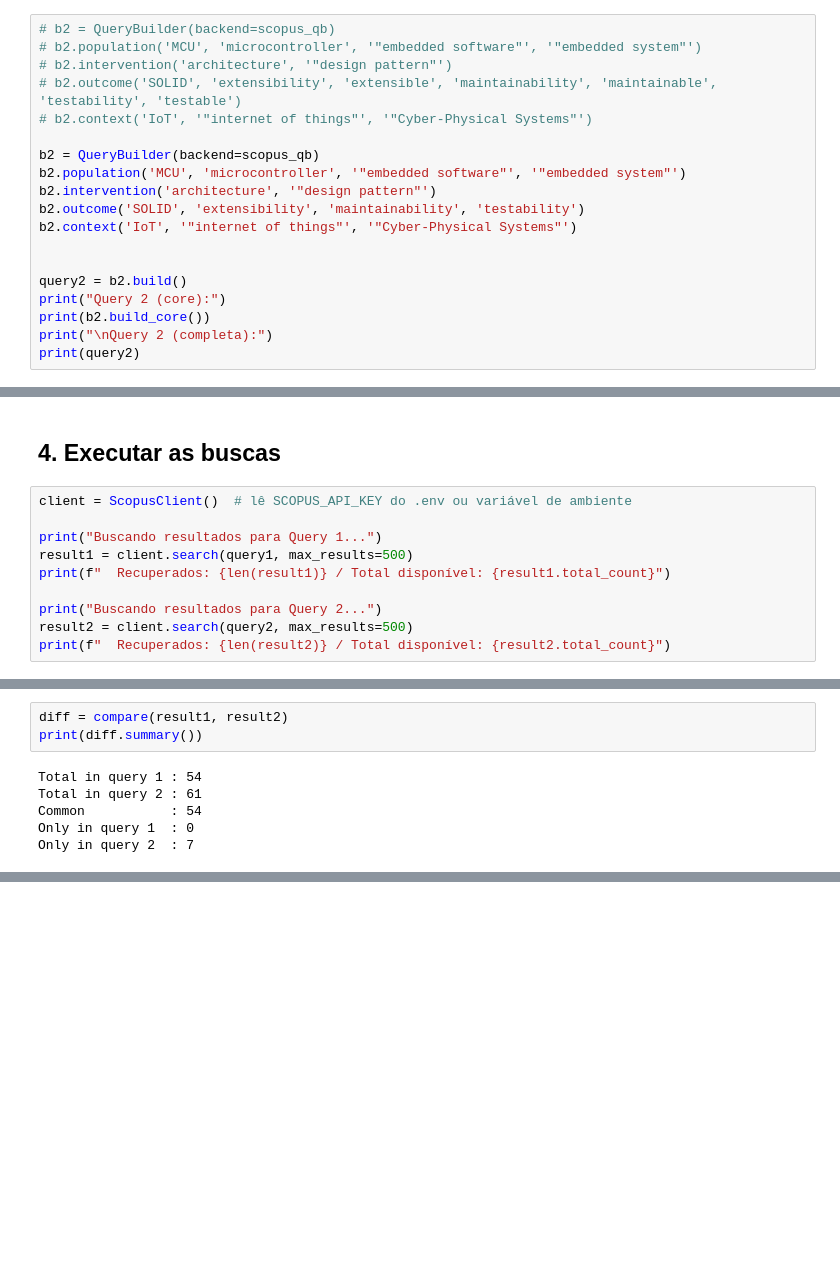
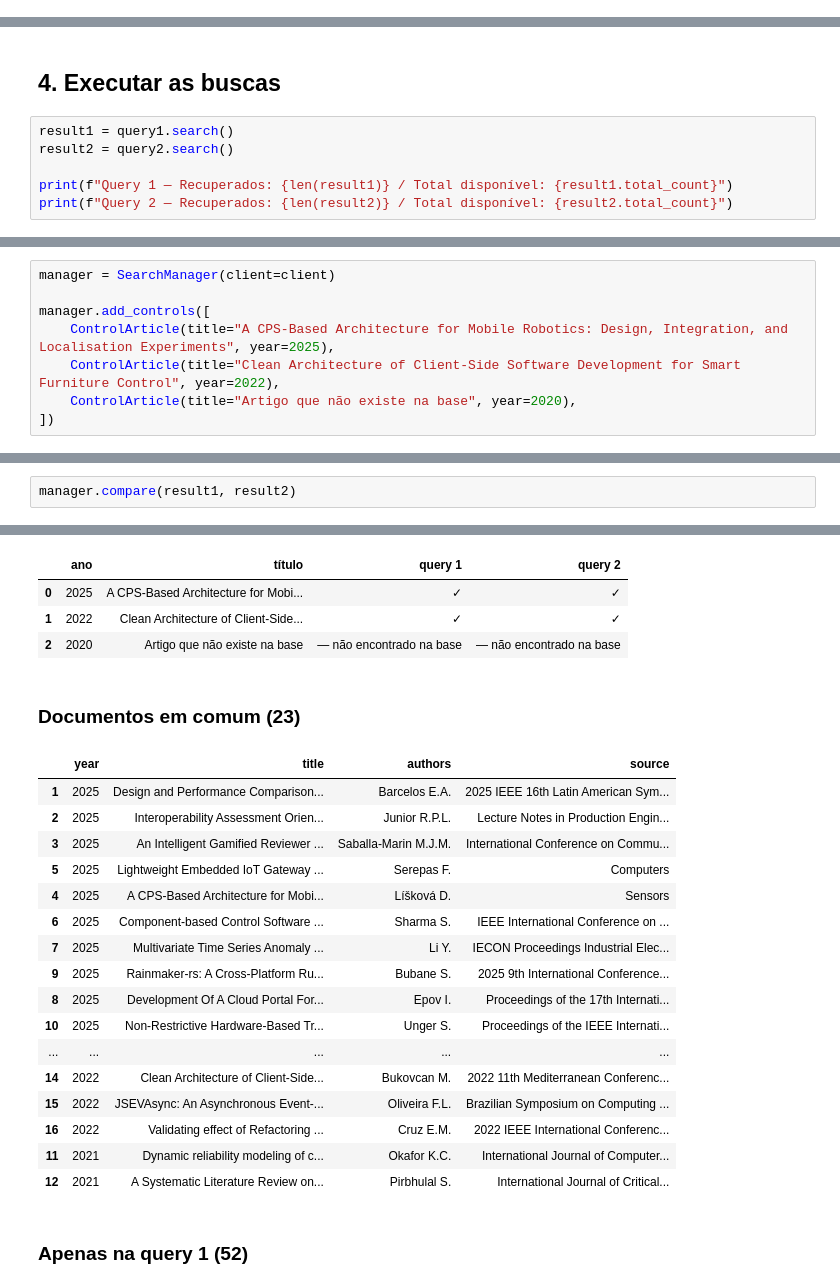
Before and after one commit to renanrms/search-compare, a Jupyter notebook: notebooks/example_usage.ipynb, the cells around one changed output, grey strips where cells are left out. Saved outputs shown, nothing was run; the diff lists cells and outputs as text; blank space fills up the shorter version.

```diff
--- a/notebooks/example_usage.ipynb
+++ b/notebooks/example_usage.ipynb
@@ -83,19 +77,0 @@ TITLE-ABS-KEY((MCU OR microcontroller OR "embedded software" OR "embedded system
-# %%
-# b2 = QueryBuilder(backend=scopus_qb)
-# b2.population('MCU', 'microcontroller', '"embedded software"', '"embedded system"')
-# b2.intervention('architecture', '"design pattern"')
-# b2.outcome('SOLID', 'extensibility', 'extensible', 'maintainability', 'maintainable', 'testability', 'testable')
-# b2.context('IoT', '"internet of things"', '"Cyber-Physical Systems"')
-
-b2 = QueryBuilder(backend=scopus_qb)
-b2.population('MCU', 'microcontroller', '"embedded software"', '"embedded system"')
-b2.intervention('architecture', '"design pattern"')
-b2.outcome('SOLID', 'extensibility', 'maintainability', 'testability')
-b2.context('IoT', '"internet of things"', '"Cyber-Physical Systems"')
-
-
-query2 = b2.build()
-print("Query 2 (core):")
-print(b2.build_core())
-print("\nQuery 2 (completa):")
-print(query2)
@@ -108,13 +78,9 @@ TITLE-ABS-KEY((MCU OR microcontroller OR "embedded software" OR "embedded system
 # %% [markdown]
 ## 4. Executar as buscas
 # %%
-client = ScopusClient()  # lê SCOPUS_API_KEY do .env ou variável de ambiente
+result1 = query1.search()
+result2 = query2.search()
 
-print("Buscando resultados para Query 1...")
-result1 = client.search(query1, max_results=500)
-print(f"  Recuperados: {len(result1)} / Total disponível: {result1.total_count}")
-
-print("Buscando resultados para Query 2...")
-result2 = client.search(query2, max_results=500)
-print(f"  Recuperados: {len(result2)} / Total disponível: {result2.total_count}")
+print(f"Query 1 — Recuperados: {len(result1)} / Total disponível: {result1.total_count}")
+print(f"Query 2 — Recuperados: {len(result2)} / Total disponível: {result2.total_count}")
 # %% [output]
@@ -126,0 +93,8 @@ Buscando resultados para Query 2...
+# %%
+manager = SearchManager(client=client)
+
+manager.add_controls([
+    ControlArticle(title="A CPS-Based Architecture for Mobile Robotics: Design, Integration, and Localisation Experiments", year=2025),
+    ControlArticle(title="Clean Architecture of Client-Side Software Development for Smart Furniture Control", year=2022),
+    ControlArticle(title="Artigo que não existe na base", year=2020),
+])
@@ -127,9 +114,3 @@ Buscando resultados para Query 2...
 # %%
-diff = compare(result1, result2)
-print(diff.summary())
+manager.compare(result1, result2)
 # %% [output]
-Total in query 1 : 54
-Total in query 2 : 61
-Common           : 54
-Only in query 1  : 0
-Only in query 2  : 7
@@ -135,0 +118,23 @@ Only in query 2  : 7
+|  | ano | título | query 1 | query 2 |
+| 0 | 2025 | A CPS-Based Architecture for Mobi... | ✓ | ✓ |
+| 1 | 2022 | Clean Architecture of Client-Side... | ✓ | ✓ |
+| 2 | 2020 | Artigo que não existe na base | — não encontrado na base | — não encontrado na base |
+### Documentos em comum (23)
+|  | year | title | authors | source |
+| 1 | 2025 | Design and Performance Comparison... | Barcelos E.A. | 2025 IEEE 16th Latin American Sym... |
+| 2 | 2025 | Interoperability Assessment Orien... | Junior R.P.L. | Lecture Notes in Production Engin... |
+| 3 | 2025 | An Intelligent Gamified Reviewer ... | Saballa-Marin M.J.M. | International Conference on Commu... |
+| 5 | 2025 | Lightweight Embedded IoT Gateway ... | Serepas F. | Computers |
+| 4 | 2025 | A CPS-Based Architecture for Mobi... | Líšková D. | Sensors |
+| 6 | 2025 | Component-based Control Software ... | Sharma S. | IEEE International Conference on ... |
+| 7 | 2025 | Multivariate Time Series Anomaly ... | Li Y. | IECON Proceedings Industrial Elec... |
+| 9 | 2025 | Rainmaker-rs: A Cross-Platform Ru... | Bubane S. | 2025 9th International Conference... |
+| 8 | 2025 | Development Of A Cloud Portal For... | Epov I. | Proceedings of the 17th Internati... |
+| 10 | 2025 | Non-Restrictive Hardware-Based Tr... | Unger S. | Proceedings of the IEEE Internati... |
+| ... | ... | ... | ... | ... |
+| 14 | 2022 | Clean Architecture of Client-Side... | Bukovcan M. | 2022 11th Mediterranean Conferenc... |
+| 15 | 2022 | JSEVAsync: An Asynchronous Event-... | Oliveira F.L. | Brazilian Symposium on Computing ... |
+| 16 | 2022 | Validating effect of Refactoring ... | Cruz E.M. | 2022 IEEE International Conferenc... |
+| 11 | 2021 | Dynamic reliability modeling of c... | Okafor K.C. | International Journal of Computer... |
+| 12 | 2021 | A Systematic Literature Review on... | Pirbhulal S. | International Journal of Critical... |
+### Apenas na query 1 (52)
```
Also changed, not shown: parts of 18 cells of this notebook, 12 other files.
